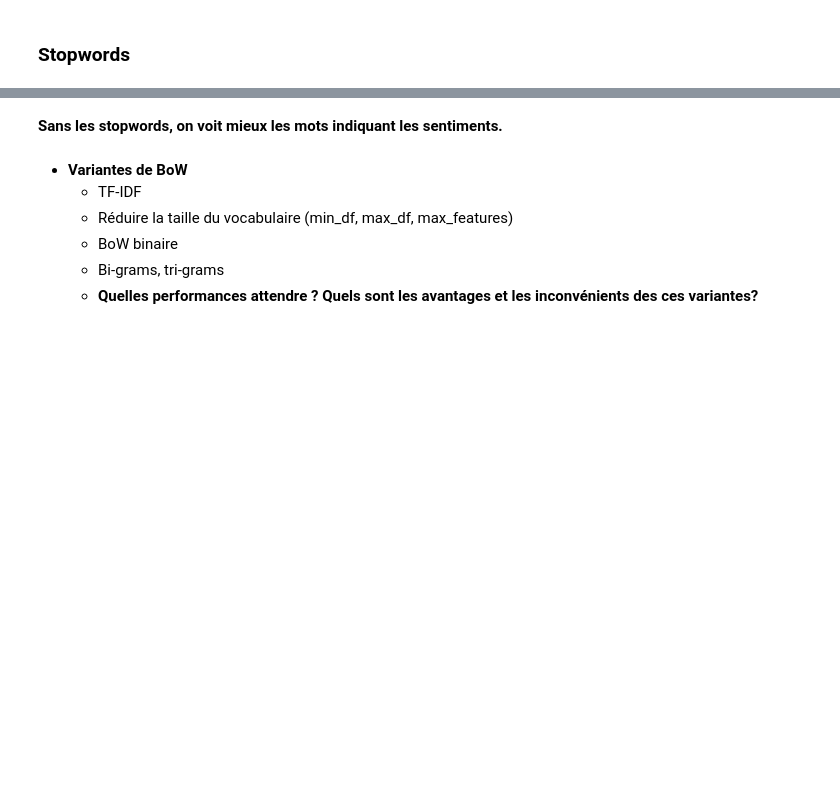
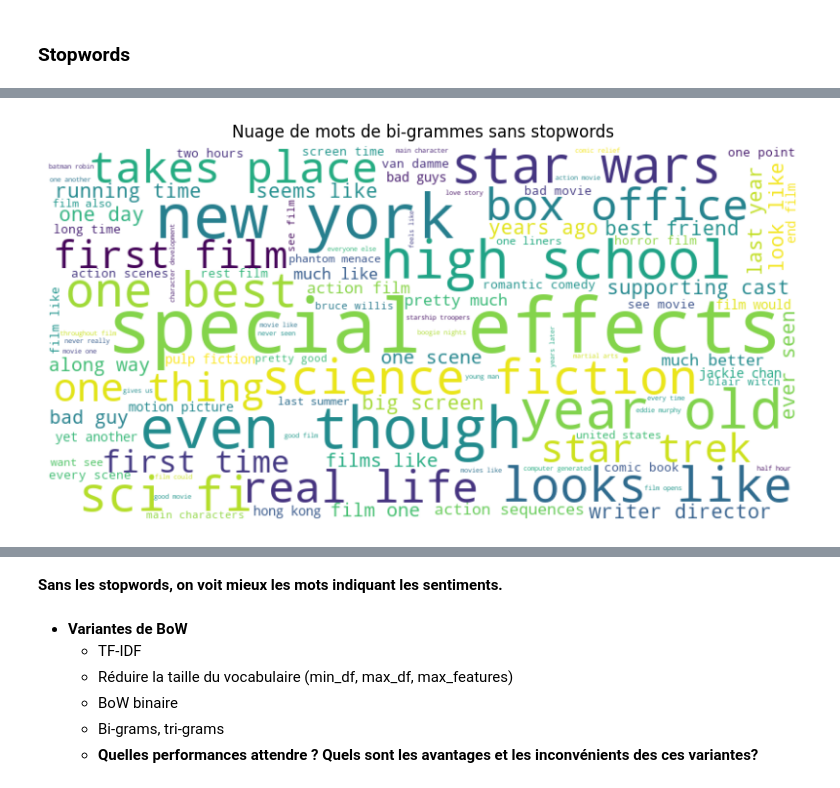
Before and after one commit to sim-cell/Projet_TAL, a Jupyter notebook: notebook-semaine1/classification_sentiments/movies_analyse_init.ipynb, the cells around one changed output, grey strips where cells are left out. Saved outputs shown, nothing was run; the diff lists cells and outputs as text; code cells hidden in the pictures; blank space fills up the shorter version.

```diff
--- a/notebook-semaine1/classification_sentiments/movies_analyse_init.ipynb
+++ b/notebook-semaine1/classification_sentiments/movies_analyse_init.ipynb
@@ -648,0 +650,21 @@ plt.show()
+# %%
+ngram_vectorizer = CountVectorizer(ngram_range=(2,2), max_features=100, stop_words=stopwords.words('english'))
+X_ngrams = ngram_vectorizer.fit_transform(alltxts)
+ngram_names = ngram_vectorizer.get_feature_names_out()
+ngram_freq = X_ngrams.sum(axis=0).A1
+
+ngram_freq_dict = dict(zip(ngram_names, ngram_freq))
+sorted_ngrams = sorted(ngram_freq_dict.items(), key=lambda x: x[1], reverse=True)
+top_100_4grams = dict(sorted_ngrams[:100])
+
+#print(top_100_4grams)
+# Afficher le nuage de mots
+wordcloud = WordCloud(width=800, height=400, background_color='white').generate_from_frequencies(top_100_4grams)
+
+plt.figure(figsize=(10, 5))
+plt.imshow(wordcloud, interpolation='bilinear')
+plt.axis('off')
+plt.title("Nuage de mots de bi-grammes sans stopwords")
+plt.show()
+# %% [output]
+[figure, added]
```
Also changed, not shown: parts of 15 cells of this notebook, 3 other files.
